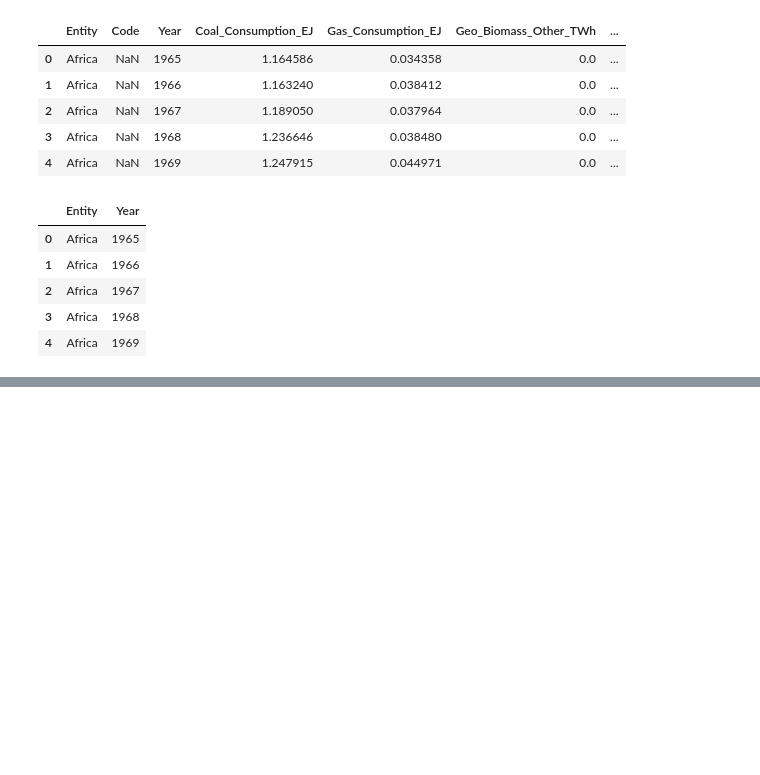
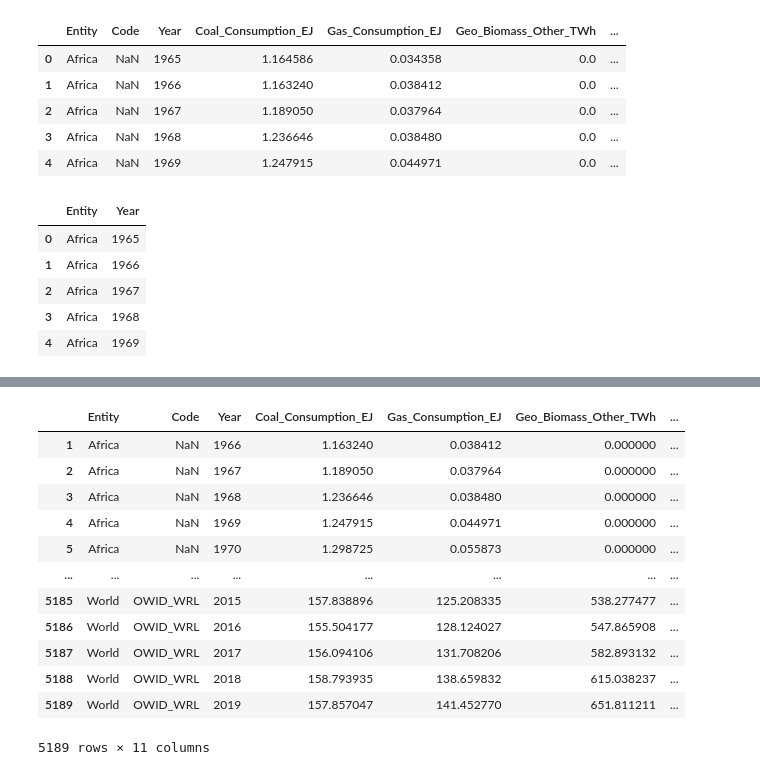
Before and after one commit to julianramirez19m/hyperblog, a Jupyter notebook: pandas.ipynb, the cells around one changed output, grey strips where cells are left out. Cells and saved outputs as stored; diff of their text form; code cells hidden in the pictures; blank space fills up the shorter version.

```diff
--- a/pandas.ipynb
+++ b/pandas.ipynb
@@ -171,0 +235,3 @@ df_archivo.loc[0:4, ['Entity', 'Year']] #Filtrando por filas y columnas (filtra
+# %%
+df_archivo = pd.read_csv("/Fuentes_Consumo_Energia.csv", sep=",")
+df_archivo
@@ -171,0 +252,16 @@ df_archivo.loc[0:4, ['Entity', 'Year']] #Filtrando por filas y columnas (filtra
+# %%
+df_archivo.drop(0, axis=0) #Elimina filas
+# %% [output]
+|  | Entity | Code | Year | Coal_Consumption_EJ | Gas_Consumption_EJ | Geo_Biomass_Other_TWh | ... |
+| 1 | Africa | NaN | 1966 | 1.163240 | 0.038412 | 0.000000 | ... |
+| 2 | Africa | NaN | 1967 | 1.189050 | 0.037964 | 0.000000 | ... |
+| 3 | Africa | NaN | 1968 | 1.236646 | 0.038480 | 0.000000 | ... |
+| 4 | Africa | NaN | 1969 | 1.247915 | 0.044971 | 0.000000 | ... |
+| 5 | Africa | NaN | 1970 | 1.298725 | 0.055873 | 0.000000 | ... |
+| ... | ... | ... | ... | ... | ... | ... | ... |
+| 5185 | World | OWID_WRL | 2015 | 157.838896 | 125.208335 | 538.277477 | ... |
+| 5186 | World | OWID_WRL | 2016 | 155.504177 | 128.124027 | 547.865908 | ... |
+| 5187 | World | OWID_WRL | 2017 | 156.094106 | 131.708206 | 582.893132 | ... |
+| 5188 | World | OWID_WRL | 2018 | 158.793935 | 138.659832 | 615.038237 | ... |
+| 5189 | World | OWID_WRL | 2019 | 157.857047 | 141.452770 | 651.811211 | ... |
+5189 rows × 11 columns
```
Also changed, not shown: parts of 25 cells of this notebook.
